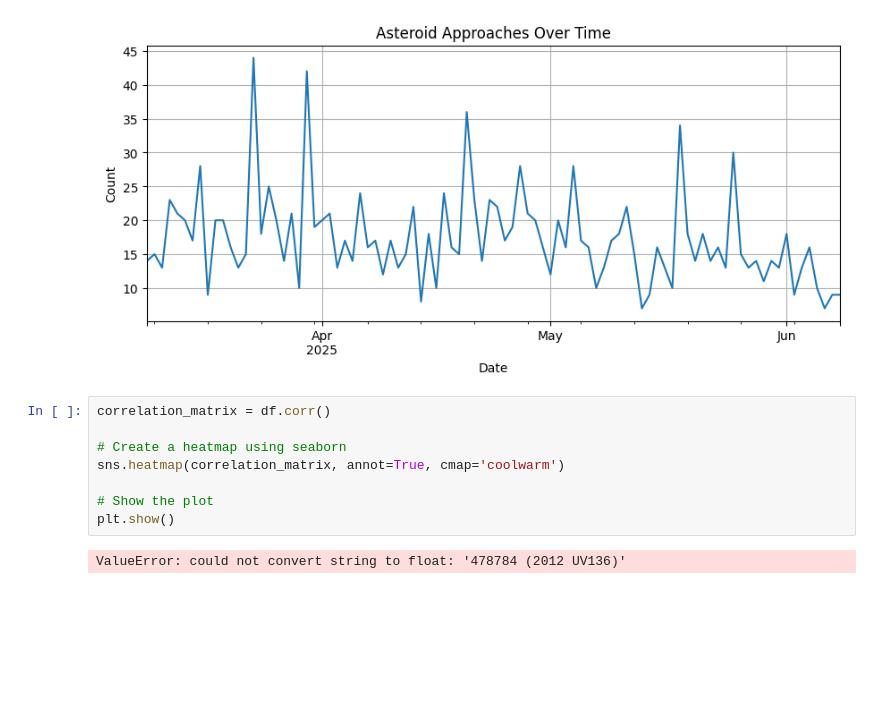
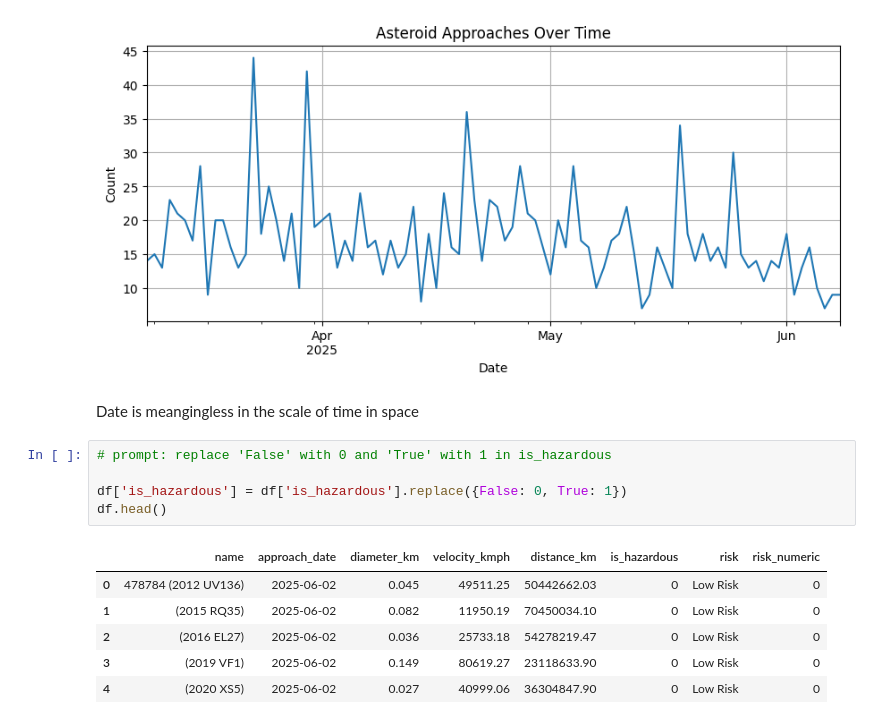
Before and after one commit to gautumsvp7/asteroid, a Jupyter notebook: asteroid.ipynb, the cells around one changed output. Saved outputs shown, nothing was run; the diff lists cells and outputs as text; blank space fills up the shorter version.

```diff
--- a/asteroid.ipynb
+++ b/asteroid.ipynb
@@ -93,13 +93,17 @@ plt.grid(True)
 plt.show()
 # %% [output]
 [figure]
-# %%
-correlation_matrix = df.corr()
-
-# Create a heatmap using seaborn
-sns.heatmap(correlation_matrix, annot=True, cmap='coolwarm')
-
-# Show the plot
-plt.show()
-# %% [output]
-ValueError: could not convert string to float: '478784 (2012 UV136)'
+# %% [markdown]
+Date is meangingless in the scale of time in space
+# %%
+# prompt: replace 'False' with 0 and 'True' with 1 in is_hazardous
+
+df['is_hazardous'] = df['is_hazardous'].replace({False: 0, True: 1})
+df.head()
+# %% [output]
+|  | name | approach_date | diameter_km | velocity_kmph | distance_km | is_hazardous | risk | risk_numeric |
+| 0 | 478784 (2012 UV136) | 2025-06-02 | 0.045 | 49511.25 | 50442662.03 | 0 | Low Risk | 0 |
+| 1 | (2015 RQ35) | 2025-06-02 | 0.082 | 11950.19 | 70450034.10 | 0 | Low Risk | 0 |
+| 2 | (2016 EL27) | 2025-06-02 | 0.036 | 25733.18 | 54278219.47 | 0 | Low Risk | 0 |
+| 3 | (2019 VF1) | 2025-06-02 | 0.149 | 80619.27 | 23118633.90 | 0 | Low Risk | 0 |
+| 4 | (2020 XS5) | 2025-06-02 | 0.027 | 40999.06 | 36304847.90 | 0 | Low Risk | 0 |
```
Also changed, not shown: parts of 12 cells of this notebook.
